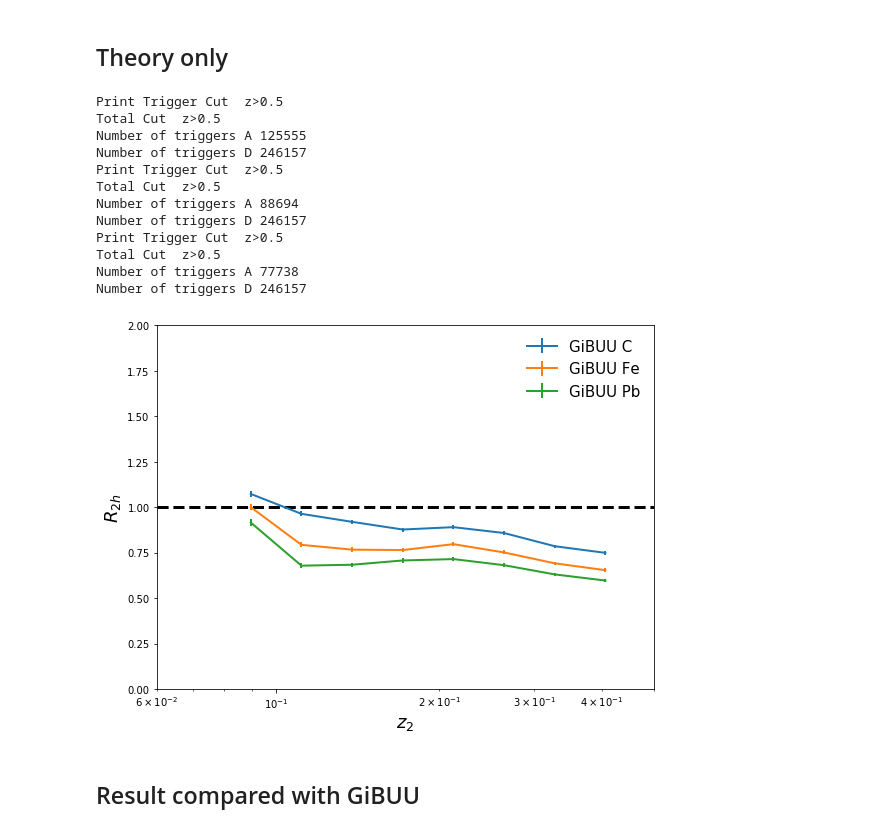
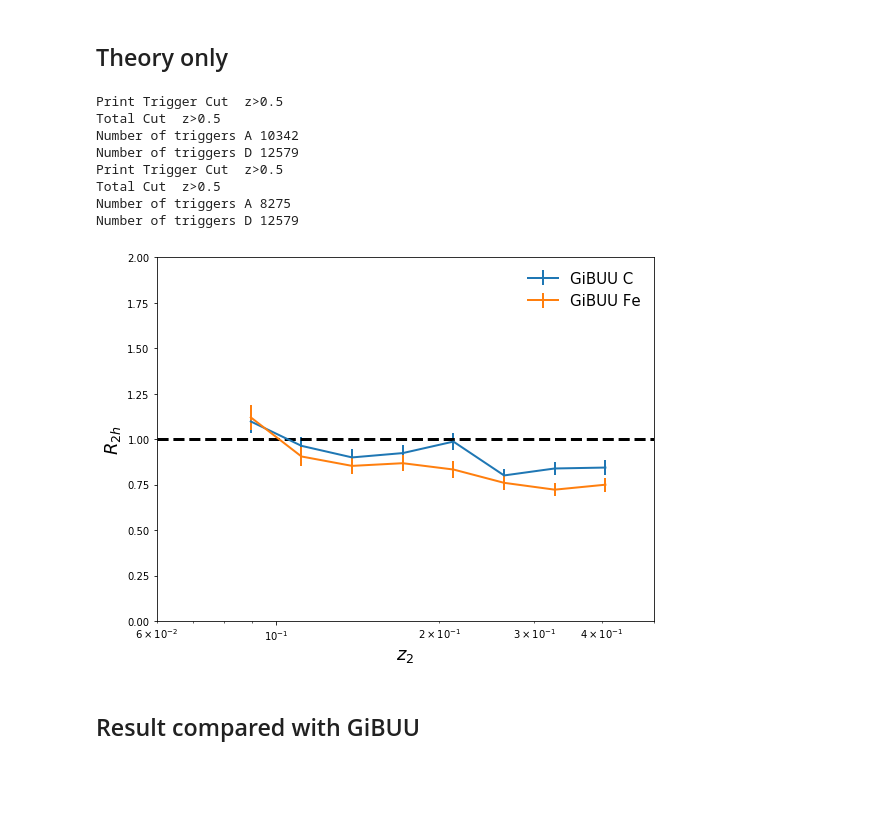
Before and after one commit to miguelignacio/eg2dihadron, a Jupyter notebook: EG2_R2h.ipynb, the cells around one changed output. Cells and saved outputs as stored; diff of their text form; code cells hidden in the pictures; blank space fills up the shorter version.

```diff
--- a/EG2_R2h.ipynb
+++ b/EG2_R2h.ipynb
@@ -151,7 +151,7 @@ Get trigger dataframes from deuterium target Pb
 # %% [markdown]
 ## GiBUU
 # %%
-for target in ['D','C','Fe','Pb']:
+for target in ['D','C','Fe']:#,'Pb']:
     #GiBUU
     print target
     print ' trigger'
@@ -348,38 +347,34 @@ Number of triggers D 1086970
 # %%
 fig = plt.figure(figsize=(8,6))
 
-for target in ['C','Fe','Pb']:
+for target in ['C','Fe']:
     r, err,x = getRatio(df['GiBUU_%s'%target],df['GiBUU_D'],df_trigger['GiBUU_%s_trigger'%target],df_trigger['GiBUU_D_trigger'])
     plt.errorbar(x,r,yerr=err,label='GiBUU %s'%target,ms=8,lw=2)
 
 plt.xlabel('$z_{2}$',fontsize=18)
 plt.ylabel('$R_{2h}$',fontsize=18)
 
 plt.xlim([0.06,0.5])
 plt.ylim([0.0,2.0])
 
 plt.axhline(y=1.0,color='black',linestyle='--')
 plt.legend(loc='best',frameon=False,fontsize=15,ncol=1)
 
 
 plt.xscale('log')
 
 plt.tight_layout()
 plt.savefig('TheoryOnly.png')
 # %% [output]
 Print Trigger Cut  z>0.5
 Total Cut  z>0.5
-Number of triggers A 125555
-Number of triggers D 246157
+Number of triggers A 10342
+Number of triggers D 12579
 Print Trigger Cut  z>0.5
 Total Cut  z>0.5
-Number of triggers A 88694
-Number of triggers D 246157
-Print Trigger Cut  z>0.5
-Total Cut  z>0.5
-Number of triggers A 77738
-Number of triggers D 246157
+Number of triggers A 8275
+Number of triggers D 12579
-[figure, old version]
+[figure, new version]
 # %% [markdown]
 ## Result compared with GiBUU
 # %%
```
Also changed, not shown: parts of 7 cells of this notebook, 3 other files.
